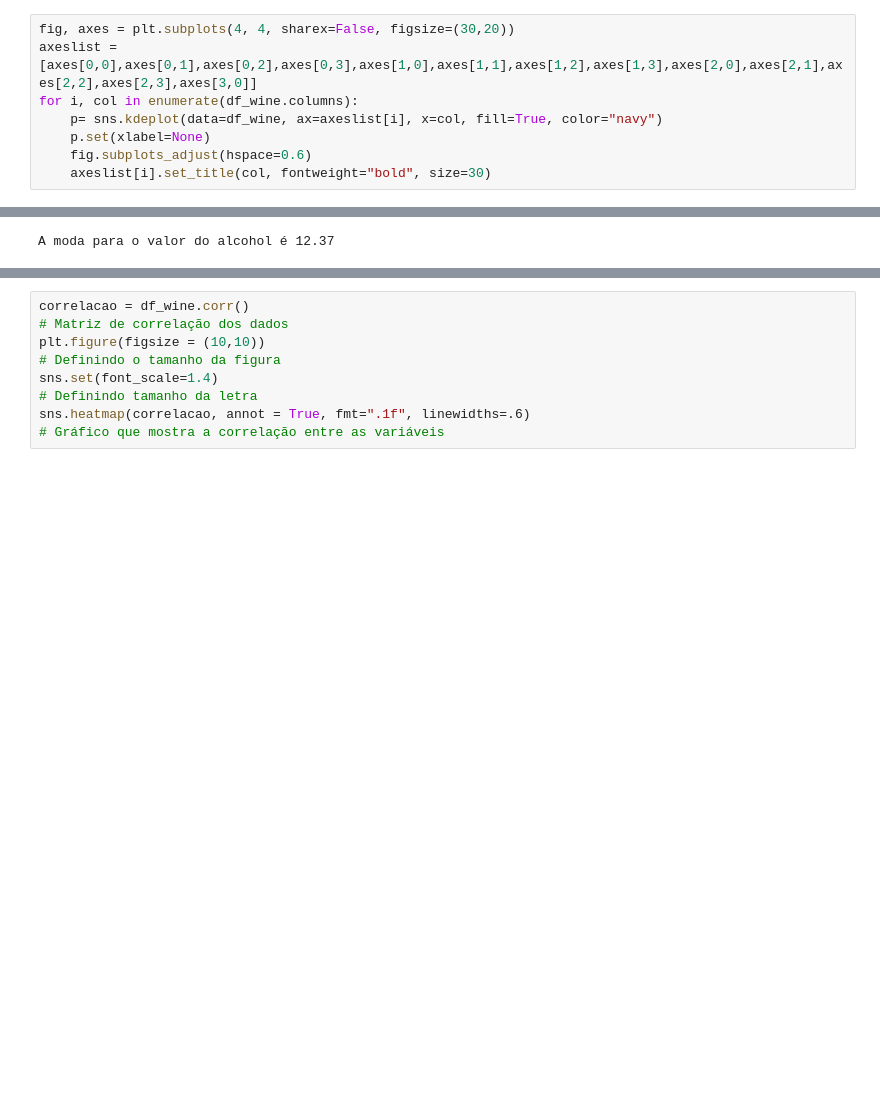
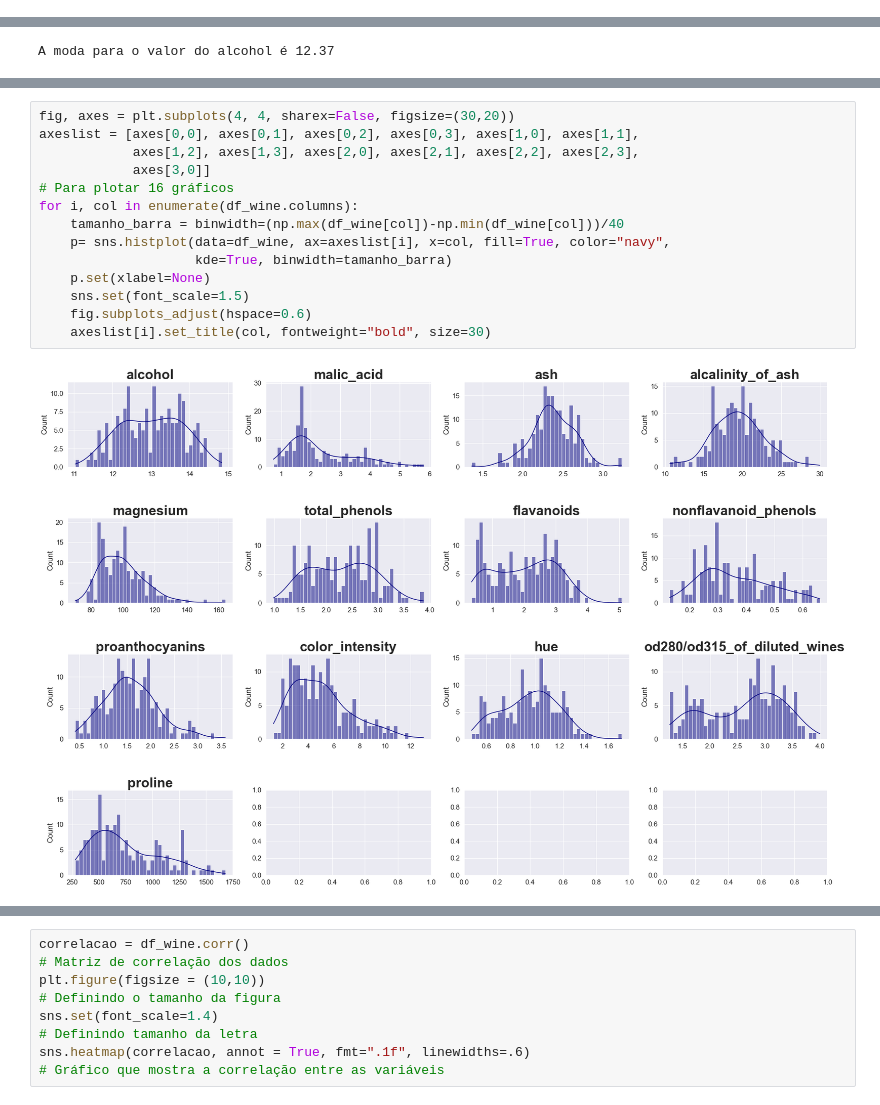
Before and after one commit to inaciolimaf/Analise_dataset_vinho, a Jupyter notebook: Untitled.ipynb, the cells around one changed output, grey strips where cells are left out. Saved outputs shown, nothing was run; the diff lists cells and outputs as text; blank space fills up the shorter version.

```diff
--- a/Untitled.ipynb
+++ b/Untitled.ipynb
@@ -250,11 +250,3 @@ Media aritmética: 2.33635, Média Geométrica: 2.10655, Média Harmonica: 1.914
 
 Pela análise do gráfico é possível notar como a média harmônica se adapta mais para valores exponenciais, além disso é possível notar também que:
 $$m_{A}\geq m_{G} \geq m_{H}$$
-# %%
-fig, axes = plt.subplots(4, 4, sharex=False, figsize=(30,20))
-axeslist = [axes[0,0],axes[0,1],axes[0,2],axes[0,3],axes[1,0],axes[1,1],axes[1,2],axes[1,3],axes[2,0],axes[2,1],axes[2,2],axes[2,3],axes[3,0]]
-for i, col in enumerate(df_wine.columns):
-    p= sns.kdeplot(data=df_wine, ax=axeslist[i], x=col, fill=True, color="navy")
-    p.set(xlabel=None)
-    fig.subplots_adjust(hspace=0.6)
-    axeslist[i].set_title(col, fontweight="bold", size=30)
@@ -275,0 +322,16 @@ A moda para o valor do alcohol é 12.37
+# %%
+fig, axes = plt.subplots(4, 4, sharex=False, figsize=(30,20))
+axeslist = [axes[0,0], axes[0,1], axes[0,2], axes[0,3], axes[1,0], axes[1,1],
+            axes[1,2], axes[1,3], axes[2,0], axes[2,1], axes[2,2], axes[2,3],
+            axes[3,0]]
+# Para plotar 16 gráficos
+for i, col in enumerate(df_wine.columns):
+    tamanho_barra = binwidth=(np.max(df_wine[col])-np.min(df_wine[col]))/40
+    p= sns.histplot(data=df_wine, ax=axeslist[i], x=col, fill=True, color="navy",
+                    kde=True, binwidth=tamanho_barra)
+    p.set(xlabel=None)
+    sns.set(font_scale=1.5)
+    fig.subplots_adjust(hspace=0.6)
+    axeslist[i].set_title(col, fontweight="bold", size=30)
+# %% [output]
+[figure, added]
```
Also changed, not shown: parts of 24 cells of this notebook.
